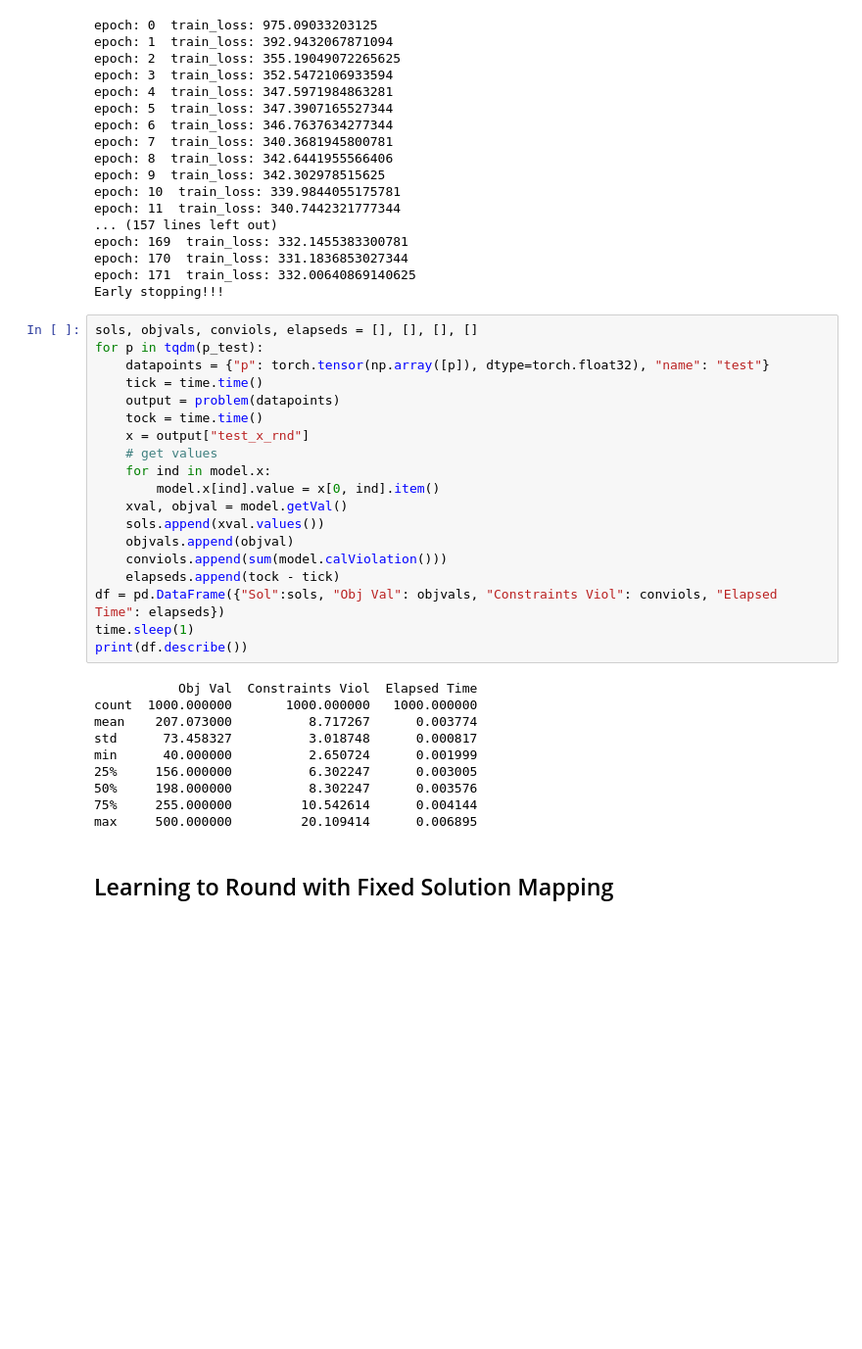
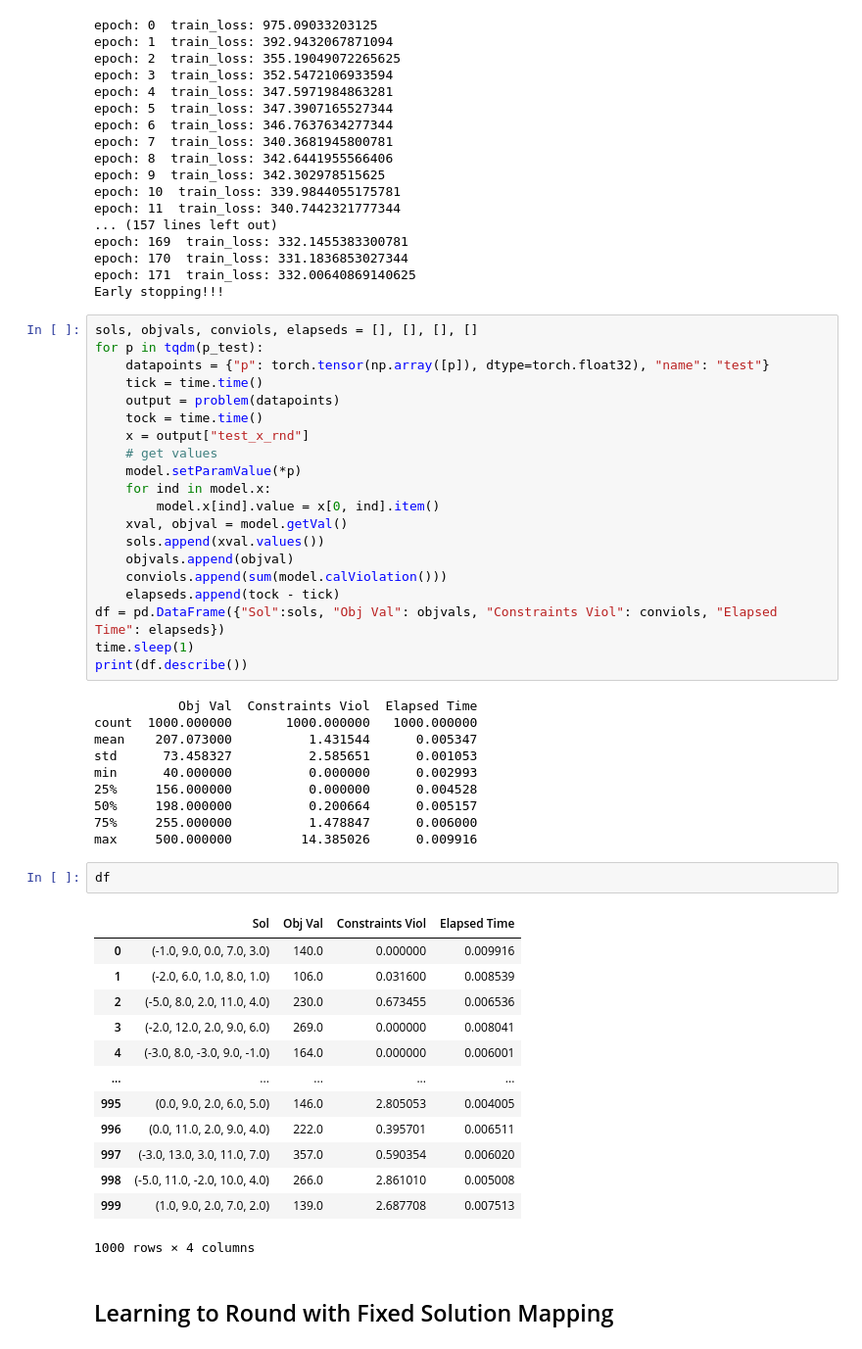
Before and after one commit to pnnl/L2O-pMINLP, a Jupyter notebook: Test QP.ipynb, the cells around one changed output. Shown at 98% size. Drawn from its saved outputs; the diff is of its cells as text; blank space fills up the shorter version.

```diff
--- a/Test QP.ipynb
+++ b/Test QP.ipynb
@@ -273,6 +307,7 @@ for p in tqdm(p_test):
     tock = time.time()
     x = output["test_x_rnd"]
     # get values
+    model.setParamValue(*p)
     for ind in model.x:
         model.x[ind].value = x[0, ind].item()
     xval, objval = model.getVal()
@@ -286,13 +321,29 @@ print(df.describe())
 # %% [output]
            Obj Val  Constraints Viol  Elapsed Time
 count  1000.000000       1000.000000   1000.000000
-mean    207.073000          8.717267      0.003774
-std      73.458327          3.018748      0.000817
-min      40.000000          2.650724      0.001999
-25%     156.000000          6.302247      0.003005
-50%     198.000000          8.302247      0.003576
-75%     255.000000         10.542614      0.004144
-max     500.000000         20.109414      0.006895
+mean    207.073000          1.431544      0.005347
+std      73.458327          2.585651      0.001053
+min      40.000000          0.000000      0.002993
+25%     156.000000          0.000000      0.004528
+50%     198.000000          0.200664      0.005157
+75%     255.000000          1.478847      0.006000
+max     500.000000         14.385026      0.009916
+# %%
+df
+# %% [output]
+|  | Sol | Obj Val | Constraints Viol | Elapsed Time |
+| 0 | (-1.0, 9.0, 0.0, 7.0, 3.0) | 140.0 | 0.000000 | 0.009916 |
+| 1 | (-2.0, 6.0, 1.0, 8.0, 1.0) | 106.0 | 0.031600 | 0.008539 |
+| 2 | (-5.0, 8.0, 2.0, 11.0, 4.0) | 230.0 | 0.673455 | 0.006536 |
+| 3 | (-2.0, 12.0, 2.0, 9.0, 6.0) | 269.0 | 0.000000 | 0.008041 |
+| 4 | (-3.0, 8.0, -3.0, 9.0, -1.0) | 164.0 | 0.000000 | 0.006001 |
+| ... | ... | ... | ... | ... |
+| 995 | (0.0, 9.0, 2.0, 6.0, 5.0) | 146.0 | 2.805053 | 0.004005 |
+| 996 | (0.0, 11.0, 2.0, 9.0, 4.0) | 222.0 | 0.395701 | 0.006511 |
+| 997 | (-3.0, 13.0, 3.0, 11.0, 7.0) | 357.0 | 0.590354 | 0.006020 |
+| 998 | (-5.0, 11.0, -2.0, 10.0, 4.0) | 266.0 | 2.861010 | 0.005008 |
+| 999 | (1.0, 9.0, 2.0, 7.0, 2.0) | 139.0 | 2.687708 | 0.007513 |
+1000 rows × 4 columns
 # %% [markdown]
 ## Learning to Round with Fixed Solution Mapping
 # %%
```
Also changed, not shown: parts of 10 cells of this notebook, 1 other file.
